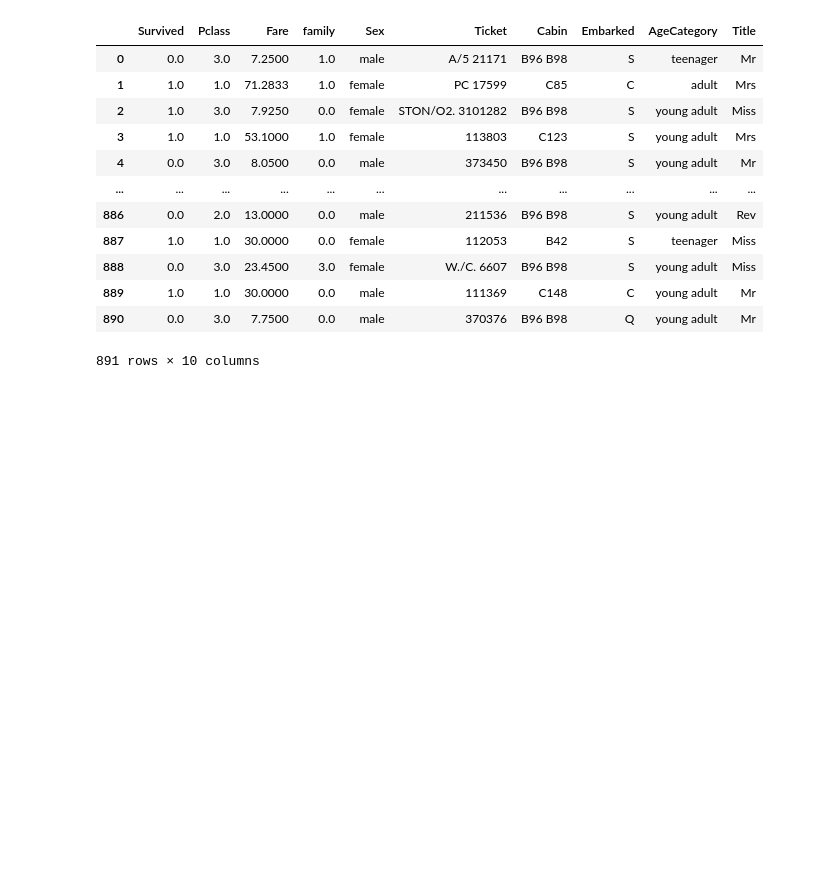
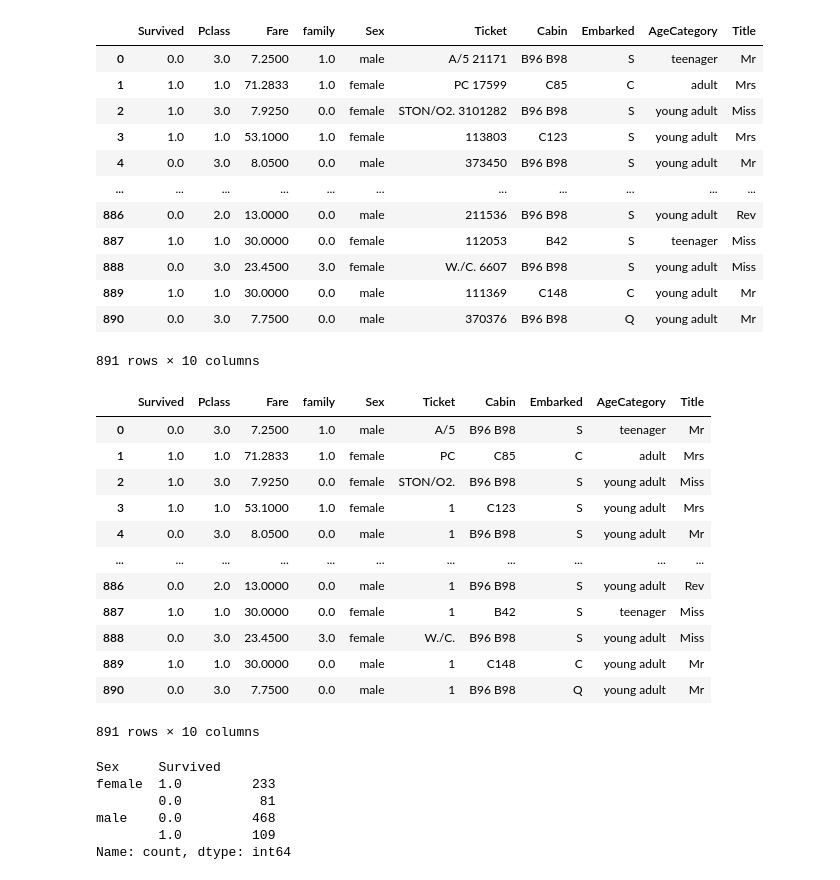
Before and after one commit to igyccmt/TitanicRepository, a Jupyter notebook: Titanic.ipynb, the cells around one changed output. Cells and saved outputs as stored; diff of their text form; code cells hidden in the pictures; blank space fills up the shorter version.

```diff
--- a/Titanic.ipynb
+++ b/Titanic.ipynb
@@ -313,0 +310,26 @@ finaldf
+# %%
+finaldf
+# %% [output]
+|  | Survived | Pclass | Fare | family | Sex | Ticket | Cabin | Embarked | AgeCategory | Title |
+| 0 | 0.0 | 3.0 | 7.2500 | 1.0 | male | A/5 | B96 B98 | S | teenager | Mr |
+| 1 | 1.0 | 1.0 | 71.2833 | 1.0 | female | PC | C85 | C | adult | Mrs |
+| 2 | 1.0 | 3.0 | 7.9250 | 0.0 | female | STON/O2. | B96 B98 | S | young adult | Miss |
+| 3 | 1.0 | 1.0 | 53.1000 | 1.0 | female | 1 | C123 | S | young adult | Mrs |
+| 4 | 0.0 | 3.0 | 8.0500 | 0.0 | male | 1 | B96 B98 | S | young adult | Mr |
+| ... | ... | ... | ... | ... | ... | ... | ... | ... | ... | ... |
+| 886 | 0.0 | 2.0 | 13.0000 | 0.0 | male | 1 | B96 B98 | S | young adult | Rev |
+| 887 | 1.0 | 1.0 | 30.0000 | 0.0 | female | 1 | B42 | S | teenager | Miss |
+| 888 | 0.0 | 3.0 | 23.4500 | 3.0 | female | W./C. | B96 B98 | S | young adult | Miss |
+| 889 | 1.0 | 1.0 | 30.0000 | 0.0 | male | 1 | C148 | C | young adult | Mr |
+| 890 | 0.0 | 3.0 | 7.7500 | 0.0 | male | 1 | B96 B98 | Q | young adult | Mr |
+891 rows × 10 columns
+# %%
+finaldf.groupby("Sex")["Survived"].value_counts()
+#You are more likely to survive if you are female. Even tho there are less females their survival rate is higher.
+# %% [output]
+Sex     Survived
+female  1.0         233
+        0.0          81
+male    0.0         468
+        1.0         109
+Name: count, dtype: int64
```
Also changed, not shown: parts of 43 cells of this notebook.
